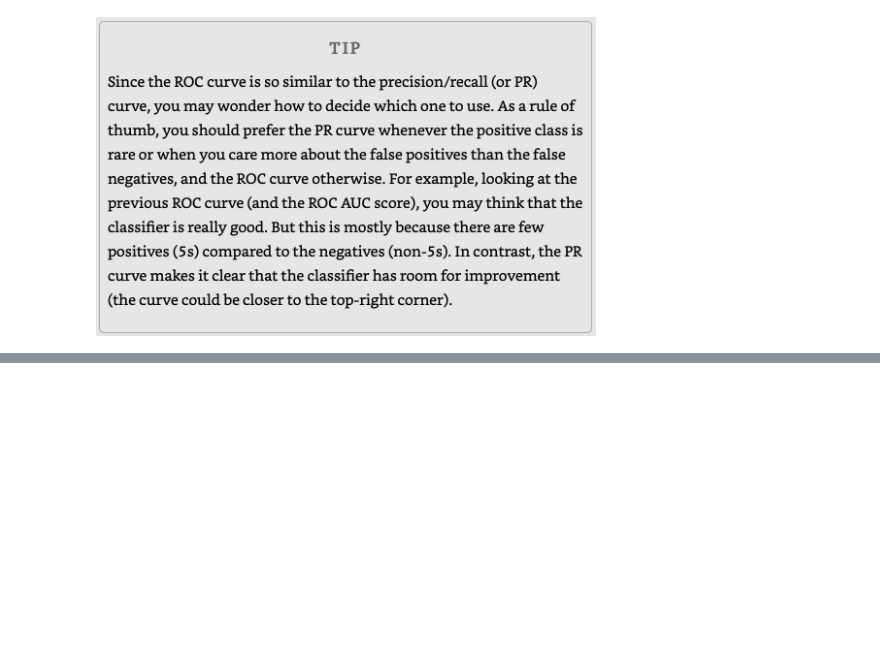
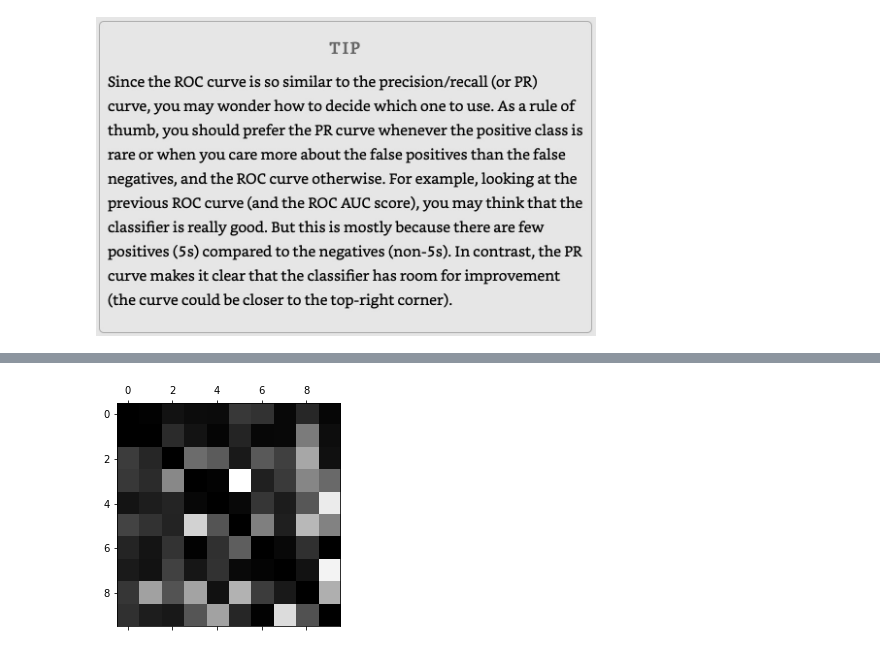
Before and after one commit to garcia-alex/ml-workflows, a Jupyter notebook: ch03.ipynb, the cells around one changed output, grey strips where cells are left out. Cells and saved outputs as stored; diff of their text form; code cells hidden in the pictures; blank space fills up the shorter version.

```diff
--- a/ch03.ipynb
+++ b/ch03.ipynb
@@ -251,0 +300,6 @@ print('RFM', rfm.cv_score())
+# %%
+np.fill_diagonal(matrix, 0)
+plt.matshow(matrix, cmap=plt.cm.gray)
+plt.show()
+# %% [output]
+[figure, added]
```
Also changed, not shown: parts of 20 cells of this notebook, 1 other file.
